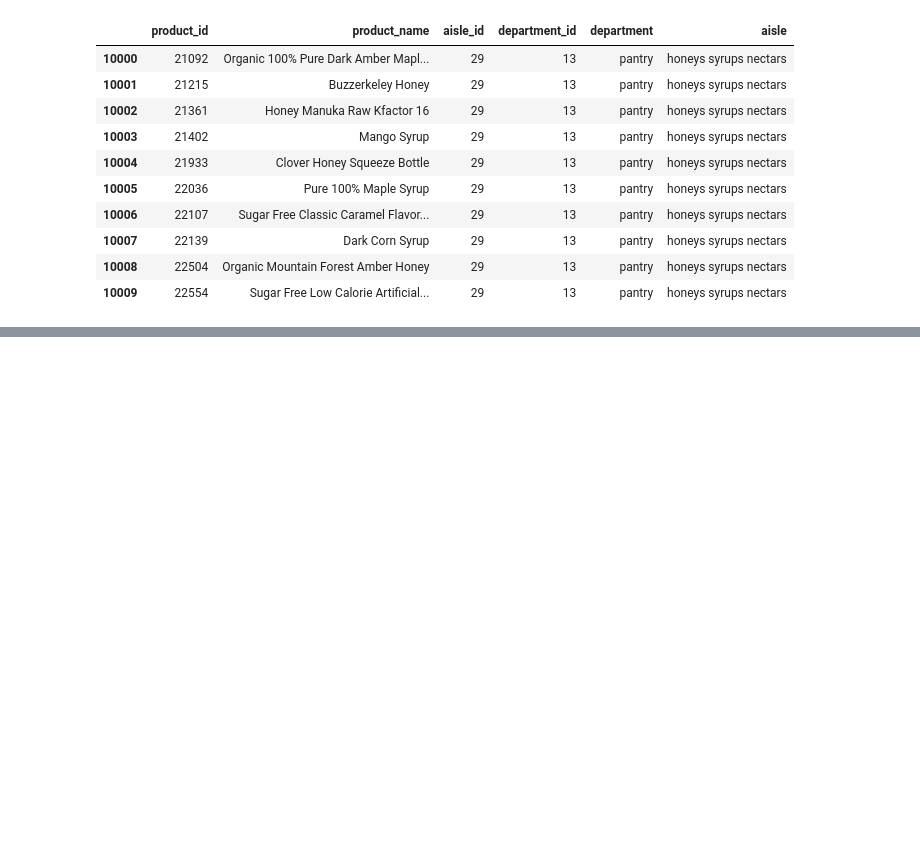
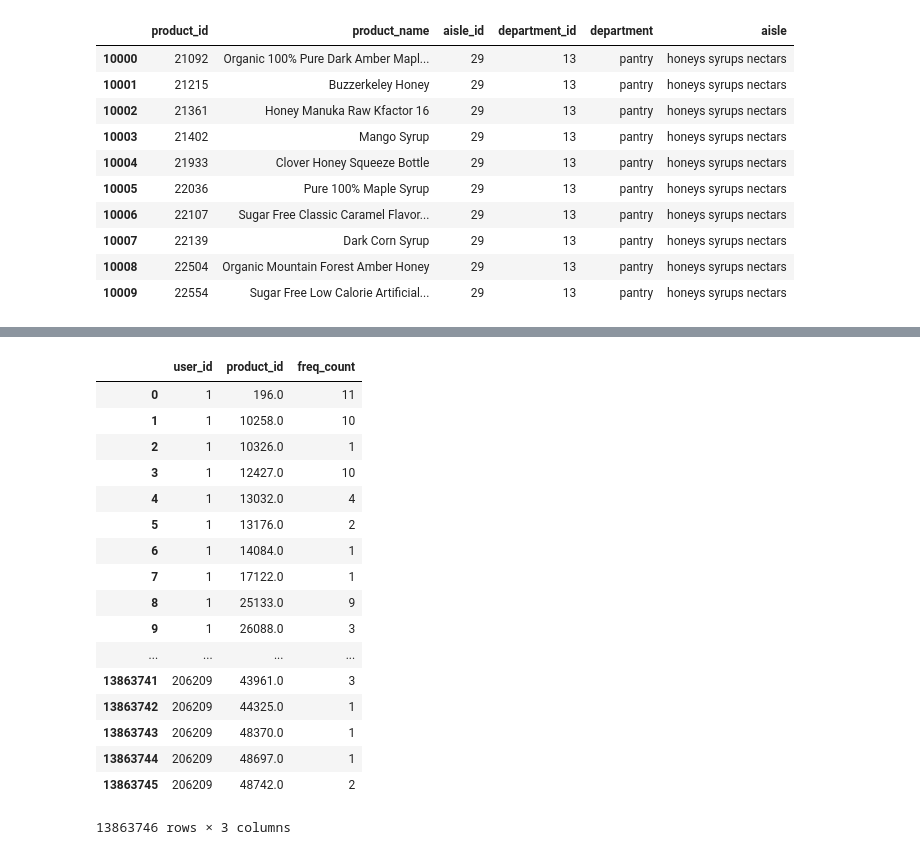
Before and after one commit to malhotraa/instacart-market-basket-analysis, a Jupyter notebook: notebooks/data_exploration.ipynb, the cells around one changed output, grey strips where cells are left out. Drawn from its saved outputs; the diff is of its cells as text; code cells hidden in the pictures; blank space fills up the shorter version.

```diff
--- a/notebooks/data_exploration.ipynb
+++ b/notebooks/data_exploration.ipynb
@@ -49,0 +267,24 @@ df2 = df2.sort_values(['user_id', 'order_number', 'order_id', 'add_to_cart_order
+# %%
+df1 = pd.merge(orders[['order_id', 'user_id']], order_products, on='order_id', how='left')
+df2 = df1.groupby(['user_id', 'product_id'])['add_to_cart_order'].count().reset_index()
+df2 = df2.rename(columns={'add_to_cart_order':'freq_count'})
+df2
+# %% [output]
+|  | user_id | product_id | freq_count |
+| 0 | 1 | 196.0 | 11 |
+| 1 | 1 | 10258.0 | 10 |
+| 2 | 1 | 10326.0 | 1 |
+| 3 | 1 | 12427.0 | 10 |
+| 4 | 1 | 13032.0 | 4 |
+| 5 | 1 | 13176.0 | 2 |
+| 6 | 1 | 14084.0 | 1 |
+| 7 | 1 | 17122.0 | 1 |
+| 8 | 1 | 25133.0 | 9 |
+| 9 | 1 | 26088.0 | 3 |
+| ... | ... | ... | ... |
+| 13863741 | 206209 | 43961.0 | 3 |
+| 13863742 | 206209 | 44325.0 | 1 |
+| 13863743 | 206209 | 48370.0 | 1 |
+| 13863744 | 206209 | 48697.0 | 1 |
+| 13863745 | 206209 | 48742.0 | 2 |
+13863746 rows × 3 columns
```
Also changed, not shown: parts of 29 cells of this notebook.
